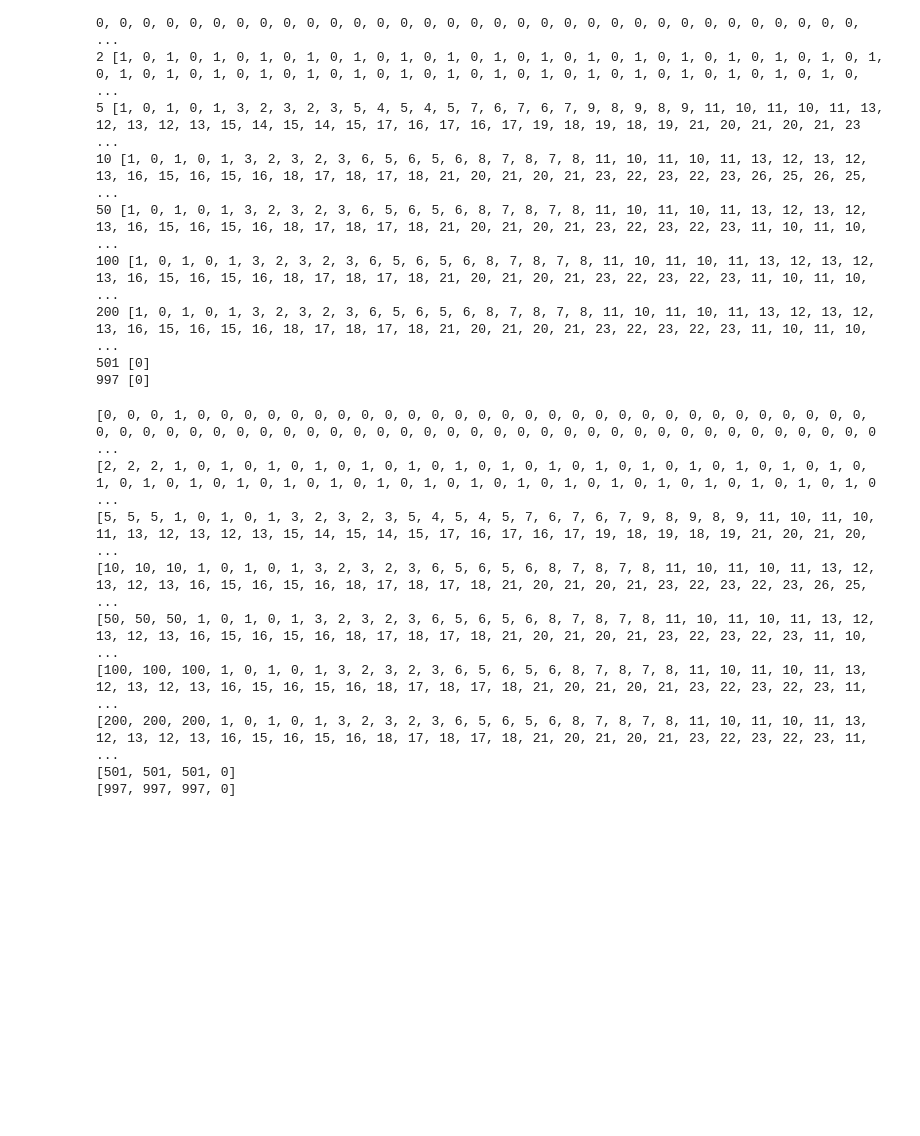
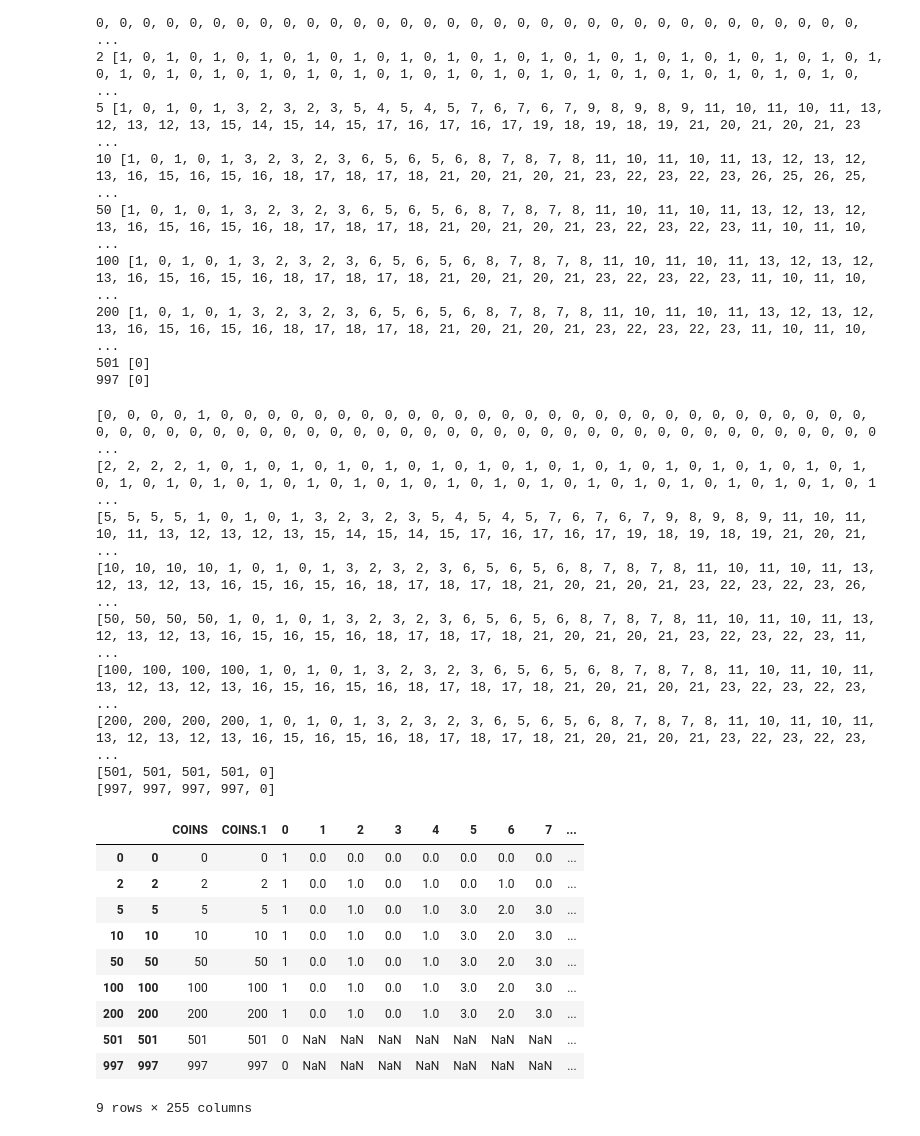
Before and after one commit to RafsanJany-44/Rhythms_off_Algorithms, a Jupyter notebook: Algo_Lab2_13122021.ipynb, the cells around one changed output. Saved outputs shown, nothing was run; the diff lists cells and outputs as text; code cells hidden in the pictures; blank space fills up the shorter version.

```diff
--- a/Algo_Lab2_13122021.ipynb
+++ b/Algo_Lab2_13122021.ipynb
@@ -136,24 +136,24 @@ a [0, 1, 2, 3, 4, 5, 6, 7, 8, 9, 10, 11, 12, 13, 14, 15, 16, 17, 18, 19, 20, 21,
 
 fields=dic['a']
 fields.insert(0,"COINS")
-data=[]
+dat=[]
 for i in dic:
   if i!='a':
     temp=dic[i]
     temp.insert(0,i)
-    data.append(temp)
+    dat.append(temp)
 
-print(*data,sep="\n")
+print(*dat,sep="\n")
 # %% [output]
-[0, 0, 0, 1, 0, 0, 0, 0, 0, 0, 0, 0, 0, 0, 0, 0, 0, 0, 0, 0, 0, 0, 0, 0, 0, 0, 0, 0, 0, 0, 0, 0, 0, 0, 0, 0, 0, 0, 0, 0, 0, 0, 0, 0, 0, 0, 0, 0, 0, 0, 0, 0, 0, 0, 0, 0, 0, 0, 0, 0, 0, 0, 0, 0, 0, 0, 0 ...
-[2, 2, 2, 1, 0, 1, 0, 1, 0, 1, 0, 1, 0, 1, 0, 1, 0, 1, 0, 1, 0, 1, 0, 1, 0, 1, 0, 1, 0, 1, 0, 1, 0, 1, 0, 1, 0, 1, 0, 1, 0, 1, 0, 1, 0, 1, 0, 1, 0, 1, 0, 1, 0, 1, 0, 1, 0, 1, 0, 1, 0, 1, 0, 1, 0, 1, 0 ...
-[5, 5, 5, 1, 0, 1, 0, 1, 3, 2, 3, 2, 3, 5, 4, 5, 4, 5, 7, 6, 7, 6, 7, 9, 8, 9, 8, 9, 11, 10, 11, 10, 11, 13, 12, 13, 12, 13, 15, 14, 15, 14, 15, 17, 16, 17, 16, 17, 19, 18, 19, 18, 19, 21, 20, 21, 20, ...
-[10, 10, 10, 1, 0, 1, 0, 1, 3, 2, 3, 2, 3, 6, 5, 6, 5, 6, 8, 7, 8, 7, 8, 11, 10, 11, 10, 11, 13, 12, 13, 12, 13, 16, 15, 16, 15, 16, 18, 17, 18, 17, 18, 21, 20, 21, 20, 21, 23, 22, 23, 22, 23, 26, 25, ...
-[50, 50, 50, 1, 0, 1, 0, 1, 3, 2, 3, 2, 3, 6, 5, 6, 5, 6, 8, 7, 8, 7, 8, 11, 10, 11, 10, 11, 13, 12, 13, 12, 13, 16, 15, 16, 15, 16, 18, 17, 18, 17, 18, 21, 20, 21, 20, 21, 23, 22, 23, 22, 23, 11, 10, ...
-[100, 100, 100, 1, 0, 1, 0, 1, 3, 2, 3, 2, 3, 6, 5, 6, 5, 6, 8, 7, 8, 7, 8, 11, 10, 11, 10, 11, 13, 12, 13, 12, 13, 16, 15, 16, 15, 16, 18, 17, 18, 17, 18, 21, 20, 21, 20, 21, 23, 22, 23, 22, 23, 11,  ...
-[200, 200, 200, 1, 0, 1, 0, 1, 3, 2, 3, 2, 3, 6, 5, 6, 5, 6, 8, 7, 8, 7, 8, 11, 10, 11, 10, 11, 13, 12, 13, 12, 13, 16, 15, 16, 15, 16, 18, 17, 18, 17, 18, 21, 20, 21, 20, 21, 23, 22, 23, 22, 23, 11,  ...
-[501, 501, 501, 0]
-[997, 997, 997, 0]
+[0, 0, 0, 0, 1, 0, 0, 0, 0, 0, 0, 0, 0, 0, 0, 0, 0, 0, 0, 0, 0, 0, 0, 0, 0, 0, 0, 0, 0, 0, 0, 0, 0, 0, 0, 0, 0, 0, 0, 0, 0, 0, 0, 0, 0, 0, 0, 0, 0, 0, 0, 0, 0, 0, 0, 0, 0, 0, 0, 0, 0, 0, 0, 0, 0, 0, 0 ...
+[2, 2, 2, 2, 1, 0, 1, 0, 1, 0, 1, 0, 1, 0, 1, 0, 1, 0, 1, 0, 1, 0, 1, 0, 1, 0, 1, 0, 1, 0, 1, 0, 1, 0, 1, 0, 1, 0, 1, 0, 1, 0, 1, 0, 1, 0, 1, 0, 1, 0, 1, 0, 1, 0, 1, 0, 1, 0, 1, 0, 1, 0, 1, 0, 1, 0, 1 ...
+[5, 5, 5, 5, 1, 0, 1, 0, 1, 3, 2, 3, 2, 3, 5, 4, 5, 4, 5, 7, 6, 7, 6, 7, 9, 8, 9, 8, 9, 11, 10, 11, 10, 11, 13, 12, 13, 12, 13, 15, 14, 15, 14, 15, 17, 16, 17, 16, 17, 19, 18, 19, 18, 19, 21, 20, 21,  ...
+[10, 10, 10, 10, 1, 0, 1, 0, 1, 3, 2, 3, 2, 3, 6, 5, 6, 5, 6, 8, 7, 8, 7, 8, 11, 10, 11, 10, 11, 13, 12, 13, 12, 13, 16, 15, 16, 15, 16, 18, 17, 18, 17, 18, 21, 20, 21, 20, 21, 23, 22, 23, 22, 23, 26, ...
+[50, 50, 50, 50, 1, 0, 1, 0, 1, 3, 2, 3, 2, 3, 6, 5, 6, 5, 6, 8, 7, 8, 7, 8, 11, 10, 11, 10, 11, 13, 12, 13, 12, 13, 16, 15, 16, 15, 16, 18, 17, 18, 17, 18, 21, 20, 21, 20, 21, 23, 22, 23, 22, 23, 11, ...
+[100, 100, 100, 100, 1, 0, 1, 0, 1, 3, 2, 3, 2, 3, 6, 5, 6, 5, 6, 8, 7, 8, 7, 8, 11, 10, 11, 10, 11, 13, 12, 13, 12, 13, 16, 15, 16, 15, 16, 18, 17, 18, 17, 18, 21, 20, 21, 20, 21, 23, 22, 23, 22, 23, ...
+[200, 200, 200, 200, 1, 0, 1, 0, 1, 3, 2, 3, 2, 3, 6, 5, 6, 5, 6, 8, 7, 8, 7, 8, 11, 10, 11, 10, 11, 13, 12, 13, 12, 13, 16, 15, 16, 15, 16, 18, 17, 18, 17, 18, 21, 20, 21, 20, 21, 23, 22, 23, 22, 23, ...
+[501, 501, 501, 501, 0]
+[997, 997, 997, 997, 0]
 # %%
 
 
@@ -167,0 +168,15 @@ write_csv(fields,data,"new")
+# %%
+import pandas as pd
+pd.read_csv("new.csv")
+# %% [output]
+|  |  | COINS | COINS.1 | 0 | 1 | 2 | 3 | 4 | 5 | 6 | 7 | ... |
+| 0 | 0 | 0 | 0 | 1 | 0.0 | 0.0 | 0.0 | 0.0 | 0.0 | 0.0 | 0.0 | ... |
+| 2 | 2 | 2 | 2 | 1 | 0.0 | 1.0 | 0.0 | 1.0 | 0.0 | 1.0 | 0.0 | ... |
+| 5 | 5 | 5 | 5 | 1 | 0.0 | 1.0 | 0.0 | 1.0 | 3.0 | 2.0 | 3.0 | ... |
+| 10 | 10 | 10 | 10 | 1 | 0.0 | 1.0 | 0.0 | 1.0 | 3.0 | 2.0 | 3.0 | ... |
+| 50 | 50 | 50 | 50 | 1 | 0.0 | 1.0 | 0.0 | 1.0 | 3.0 | 2.0 | 3.0 | ... |
+| 100 | 100 | 100 | 100 | 1 | 0.0 | 1.0 | 0.0 | 1.0 | 3.0 | 2.0 | 3.0 | ... |
+| 200 | 200 | 200 | 200 | 1 | 0.0 | 1.0 | 0.0 | 1.0 | 3.0 | 2.0 | 3.0 | ... |
+| 501 | 501 | 501 | 501 | 0 | NaN | NaN | NaN | NaN | NaN | NaN | NaN | ... |
+| 997 | 997 | 997 | 997 | 0 | NaN | NaN | NaN | NaN | NaN | NaN | NaN | ... |
+9 rows × 255 columns
```
Also changed, not shown: parts of 1 cell of this notebook.
